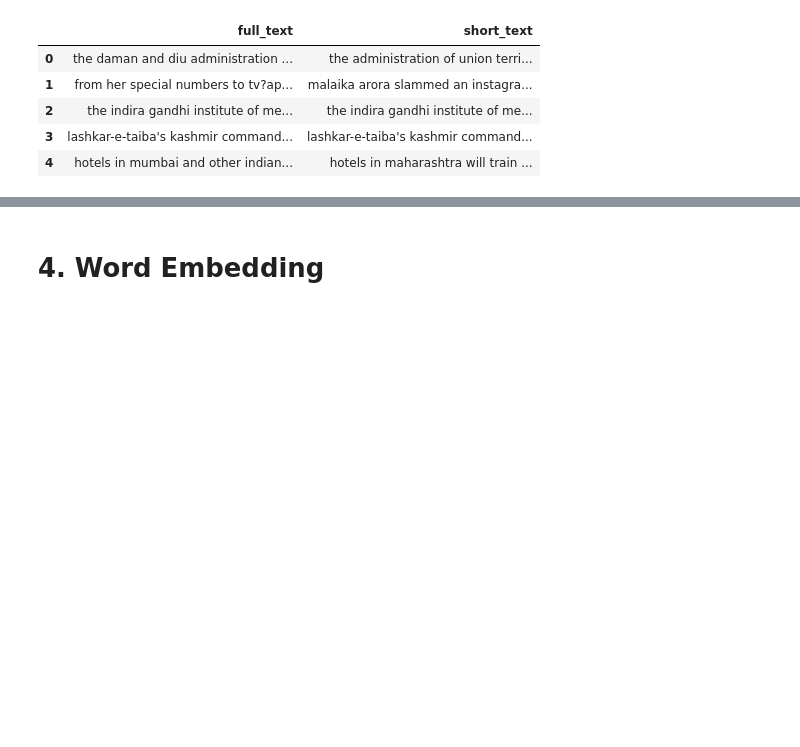
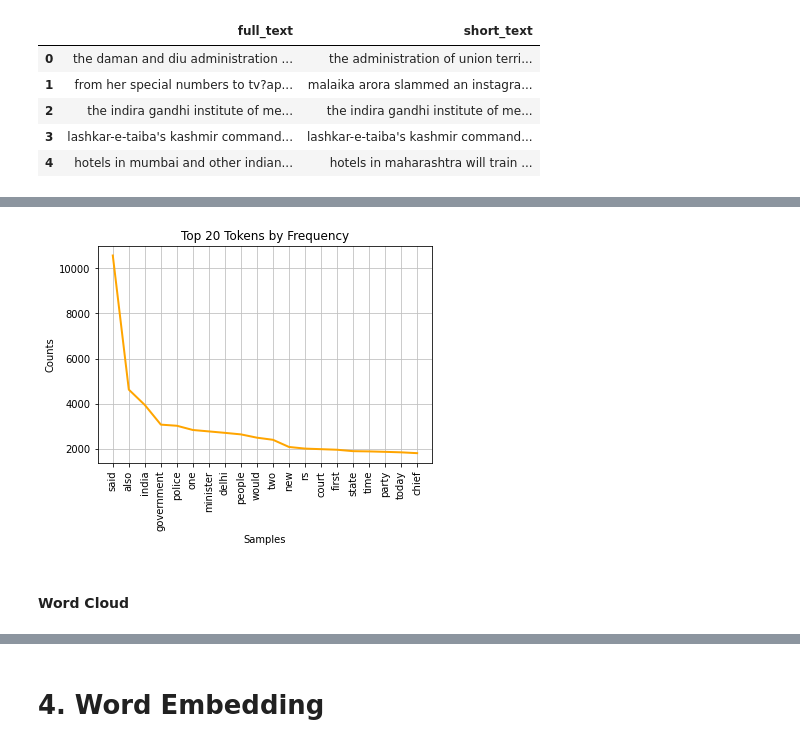
Before and after one commit to chaithrakc/news-summarization, a Jupyter notebook: News-Article-Summarization.ipynb, the cells around one changed output, grey strips where cells are left out. Saved outputs shown, nothing was run; the diff lists cells and outputs as text; code cells hidden in the pictures; blank space fills up the shorter version.

```diff
--- a/News-Article-Summarization.ipynb
+++ b/News-Article-Summarization.ipynb
@@ -219,0 +212,3 @@ plt.show()
+# %%
+tokens = nltk.word_tokenize(text)
+len(set(tokens))/len(tokens) # ttr ratio
@@ -220 +217,7 @@ plt.show()
+# %%
+# removing stop words
+tokens = [token for token in tokens if token not in nltk_stops]
+# %%
+# removing punctuation
+tokens = [token for token in tokens if token.isalpha()]
 # %% [markdown]
@@ -221,0 +225,4 @@ plt.show()
+# %%
+fdist = nltk.FreqDist(tokens)
+top_tokens = fdist.most_common(20)
+top_tokens
@@ -221,0 +250,7 @@ plt.show()
+# %%
+# frequency plot:
+fdist.plot(20, title="Top 20 Tokens by Frequency", color='orange')
+# %% [output]
+[figure, added]
+# %% [markdown]
+#### Word Cloud
```
Also changed, not shown: parts of 18 cells of this notebook.
